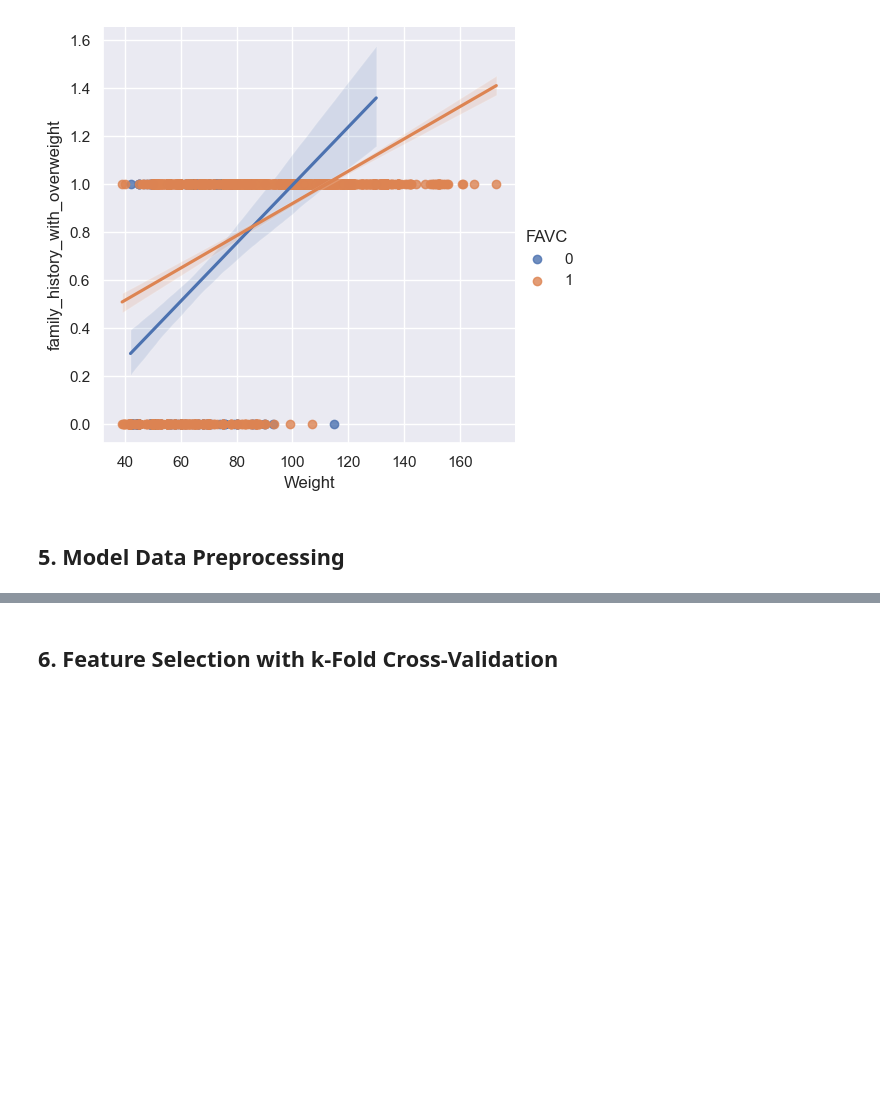
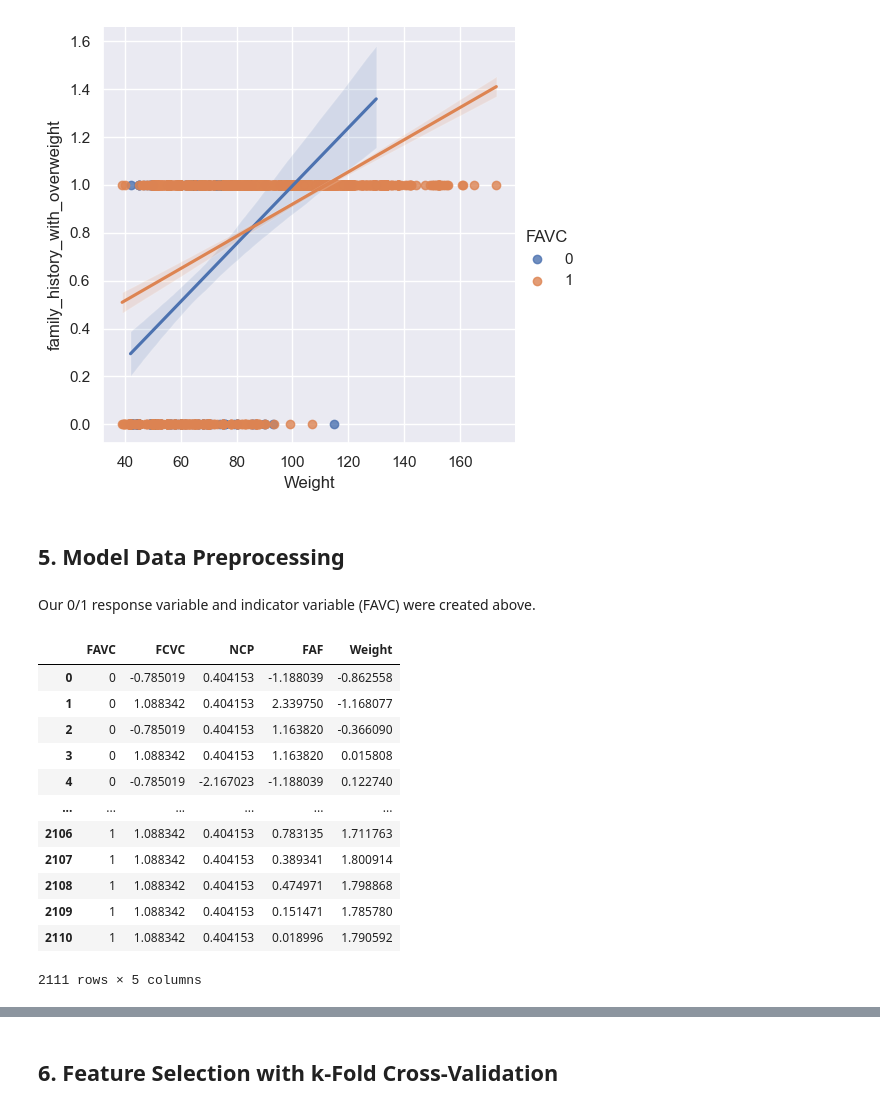
Before and after one commit to tuonganhdo/obesity-predictive-analysis, a Jupyter notebook: Final_Project_Idunnuoluwa_Akinola_Zach_Goldstein_Anh_Do.ipynb, the cells around one changed output, grey strips where cells are left out. Saved outputs shown, nothing was run; the diff lists cells and outputs as text; code cells hidden in the pictures; blank space fills up the shorter version.

```diff
--- a/Final_Project_Idunnuoluwa_Akinola_Zach_Goldstein_Anh_Do.ipynb
+++ b/Final_Project_Idunnuoluwa_Akinola_Zach_Goldstein_Anh_Do.ipynb
@@ -321,3 +324,30 @@ sns.lmplot(data=df, hue='FAVC', x='Weight', y=RESPONSE_VAR)
 [figure]
 # %% [markdown]
 ## 5. Model Data Preprocessing
+# %% [markdown]
+Our 0/1 response variable and indicator variable (FAVC) were created above.
+# %%
+# create features matrix & target array
+features_matrix = df.drop(columns=[RESPONSE_VAR])
+target_array = df[RESPONSE_VAR]
+# %%
+# explanatory variable scaling
+from sklearn.preprocessing import StandardScaler
+scaler = StandardScaler()
+scaled_vars = scaler.fit_transform(features_matrix[NUMERICAL_VARS])
+features_matrix[NUMERICAL_VARS] = scaled_vars
+features_matrix
+# %% [output]
+|  | FAVC | FCVC | NCP | FAF | Weight |
+| 0 | 0 | -0.785019 | 0.404153 | -1.188039 | -0.862558 |
+| 1 | 0 | 1.088342 | 0.404153 | 2.339750 | -1.168077 |
+| 2 | 0 | -0.785019 | 0.404153 | 1.163820 | -0.366090 |
+| 3 | 0 | 1.088342 | 0.404153 | 1.163820 | 0.015808 |
+| 4 | 0 | -0.785019 | -2.167023 | -1.188039 | 0.122740 |
+| ... | ... | ... | ... | ... | ... |
+| 2106 | 1 | 1.088342 | 0.404153 | 0.783135 | 1.711763 |
+| 2107 | 1 | 1.088342 | 0.404153 | 0.389341 | 1.800914 |
+| 2108 | 1 | 1.088342 | 0.404153 | 0.474971 | 1.798868 |
+| 2109 | 1 | 1.088342 | 0.404153 | 0.151471 | 1.785780 |
+| 2110 | 1 | 1.088342 | 0.404153 | 0.018996 | 1.790592 |
+2111 rows × 5 columns
```
Also changed, not shown: parts of 3 cells of this notebook, 1 other file.
